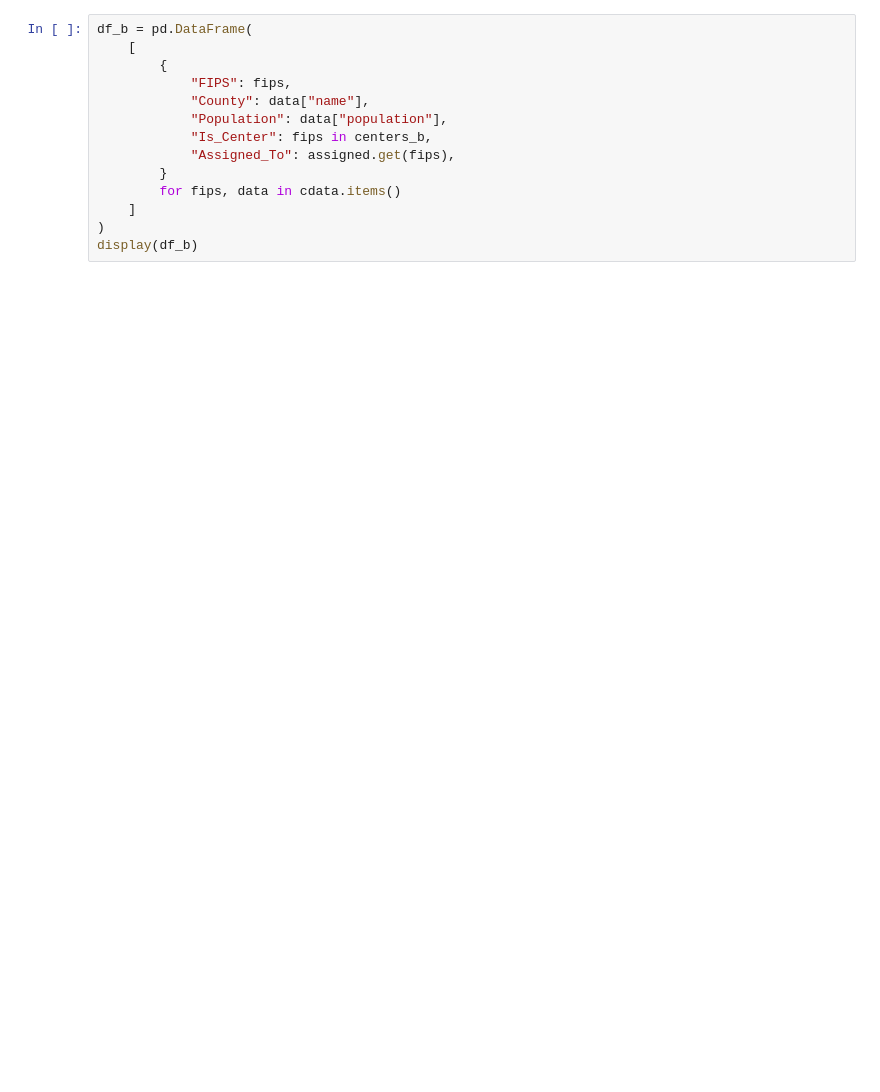
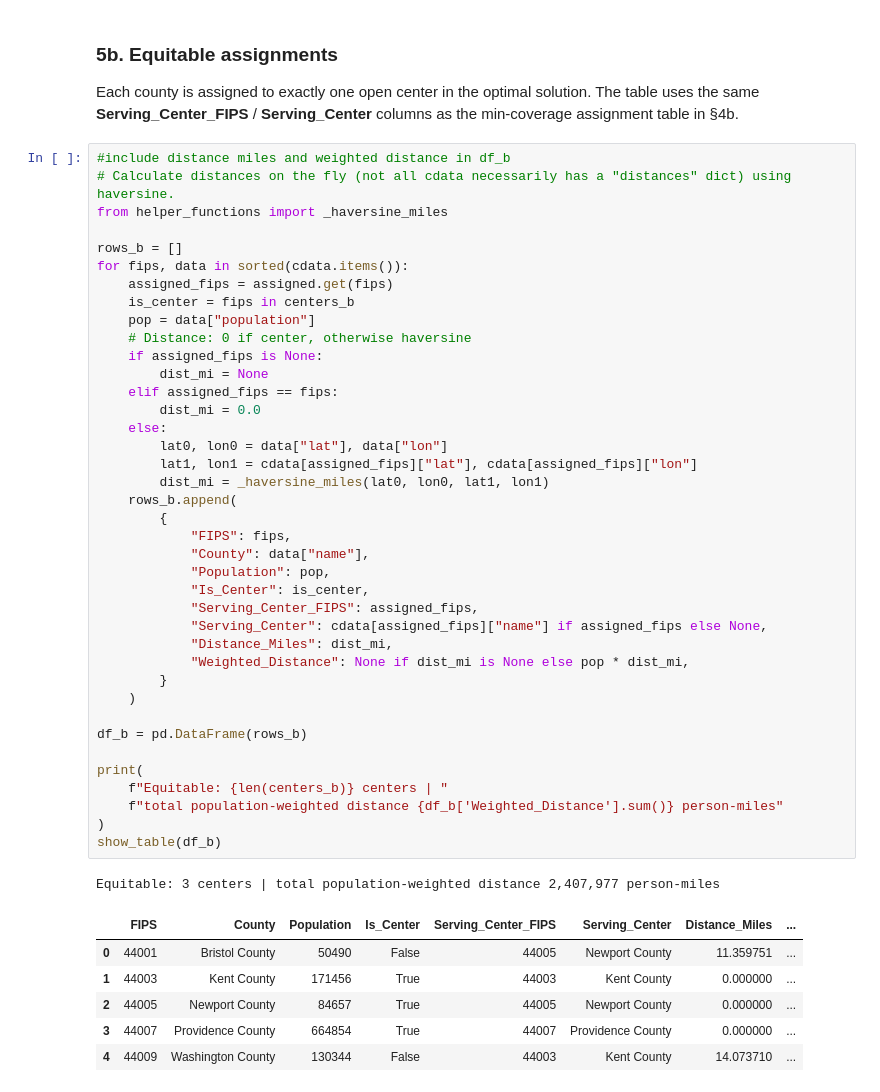
Before and after one commit to maxwinnick/vaccine_distribution, a Jupyter notebook: experiments.ipynb, the cells around one changed output. Saved outputs shown, nothing was run; the diff lists cells and outputs as text; blank space fills up the shorter version.

```diff
--- a/experiments.ipynb
+++ b/experiments.ipynb
@@ -71,14 +320,51 @@ plot_centers(state_shp, cdata, centers_b, f"k={k} equitable")
+# %% [markdown]
+### 5b. Equitable assignments
+
+Each county is assigned to exactly one open center in the optimal solution. The table uses the same **Serving_Center_FIPS** / **Serving_Center** columns as the min-coverage assignment table in §4b.
 # %%
-df_b = pd.DataFrame(
-    [
+#include distance miles and weighted distance in df_b
+# Calculate distances on the fly (not all cdata necessarily has a "distances" dict) using haversine.
+from helper_functions import _haversine_miles
+
+rows_b = []
+for fips, data in sorted(cdata.items()):
+    assigned_fips = assigned.get(fips)
+    is_center = fips in centers_b
+    pop = data["population"]
+    # Distance: 0 if center, otherwise haversine
+    if assigned_fips is None:
+        dist_mi = None
+    elif assigned_fips == fips:
+        dist_mi = 0.0
+    else:
+        lat0, lon0 = data["lat"], data["lon"]
+        lat1, lon1 = cdata[assigned_fips]["lat"], cdata[assigned_fips]["lon"]
+        dist_mi = _haversine_miles(lat0, lon0, lat1, lon1)
+    rows_b.append(
         {
             "FIPS": fips,
             "County": data["name"],
-            "Population": data["population"],
-            "Is_Center": fips in centers_b,
-            "Assigned_To": assigned.get(fips),
+            "Population": pop,
+            "Is_Center": is_center,
+            "Serving_Center_FIPS": assigned_fips,
+            "Serving_Center": cdata[assigned_fips]["name"] if assigned_fips else None,
+            "Distance_Miles": dist_mi,
+            "Weighted_Distance": None if dist_mi is None else pop * dist_mi,
         }
-        for fips, data in cdata.items()
-    ]
+    )
+
+df_b = pd.DataFrame(rows_b)
+
+print(
+    f"Equitable: {len(centers_b)} centers | "
+    f"total population-weighted distance {df_b['Weighted_Distance'].sum()} person-miles"
 )
-display(df_b)
+show_table(df_b)
+# %% [output]
+Equitable: 3 centers | total population-weighted distance 2,407,977 person-miles
+|  | FIPS | County | Population | Is_Center | Serving_Center_FIPS | Serving_Center | Distance_Miles | ... |
+| 0 | 44001 | Bristol County | 50490 | False | 44005 | Newport County | 11.359751 | ... |
+| 1 | 44003 | Kent County | 171456 | True | 44003 | Kent County | 0.000000 | ... |
+| 2 | 44005 | Newport County | 84657 | True | 44005 | Newport County | 0.000000 | ... |
+| 3 | 44007 | Providence County | 664854 | True | 44007 | Providence County | 0.000000 | ... |
+| 4 | 44009 | Washington County | 130344 | False | 44003 | Kent County | 14.073710 | ... |
```
Also changed, not shown: parts of 23 cells of this notebook, 3 other files.
